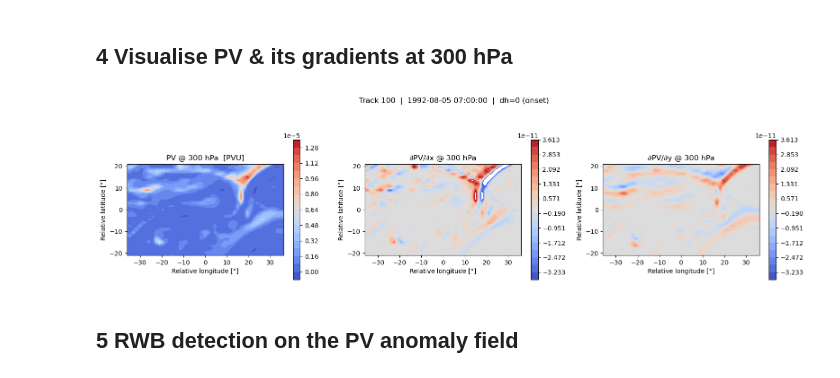
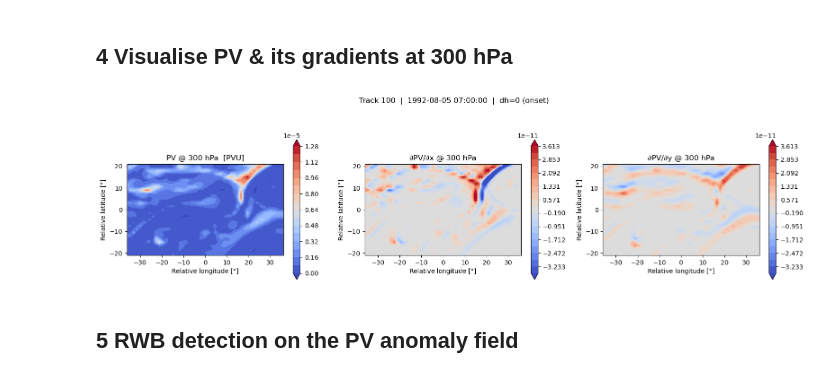
Before and after one commit to yanxingjianken/pvtend, a Jupyter notebook: examples/01_rwb_and_derivatives.ipynb, the cells around one changed output. Cells and saved outputs as stored; diff of their text form; code cells hidden in the pictures.

```diff
--- a/examples/01_rwb_and_derivatives.ipynb
+++ b/examples/01_rwb_and_derivatives.ipynb
@@ -90,33 +90,33 @@ Relative error  ∂PV/∂p : 2.9207e-01
 # %%
 ilev = np.argmin(np.abs(levels - 300))  # 300 hPa index
 
 fig, axes = plt.subplots(1, 3, figsize=(16, 4.5))
-kw = dict(cmap="coolwarm", origin="lower")
+kw = dict(cmap="coolwarm", origin="lower", extend="both")
 
 im0 = axes[0].contourf(X_rel[0], Y_rel[:, 0], pv_3d[ilev], levels=20, **kw)
 axes[0].set_title("PV @ 300 hPa  [PVU]")
 plt.colorbar(im0, ax=axes[0], shrink=0.8)
 
 vmax = np.nanpercentile(np.abs(pv_dx_stored[ilev]), 98)
 im1 = axes[1].contourf(X_rel[0], Y_rel[:, 0], pv_dx_stored[ilev],
                         levels=np.linspace(-vmax, vmax, 20), **kw)
 axes[1].set_title("∂PV/∂x @ 300 hPa")
 plt.colorbar(im1, ax=axes[1], shrink=0.8)
 
 im2 = axes[2].contourf(X_rel[0], Y_rel[:, 0], pv_dy_stored[ilev],
                         levels=np.linspace(-vmax, vmax, 20), **kw)
 axes[2].set_title("∂PV/∂y @ 300 hPa")
 plt.colorbar(im2, ax=axes[2], shrink=0.8)
 
 for ax in axes:
     ax.set_xlabel("Relative longitude [°]")
     ax.set_ylabel("Relative latitude [°]")
     ax.set_aspect("equal")
 fig.suptitle(f"Track {int(d['track_id'])}  |  {str(d['ts'])}  |  dh=0 (onset)", y=1.02)
 fig.tight_layout()
 plt.show()
 # %% [output]
-[figure, old version]
+[figure, new version]
 # %% [markdown]
 ## 5  RWB detection on the PV anomaly field
 # %%
```
Also changed, not shown: parts of 1 cell of this notebook, 46 other files.
